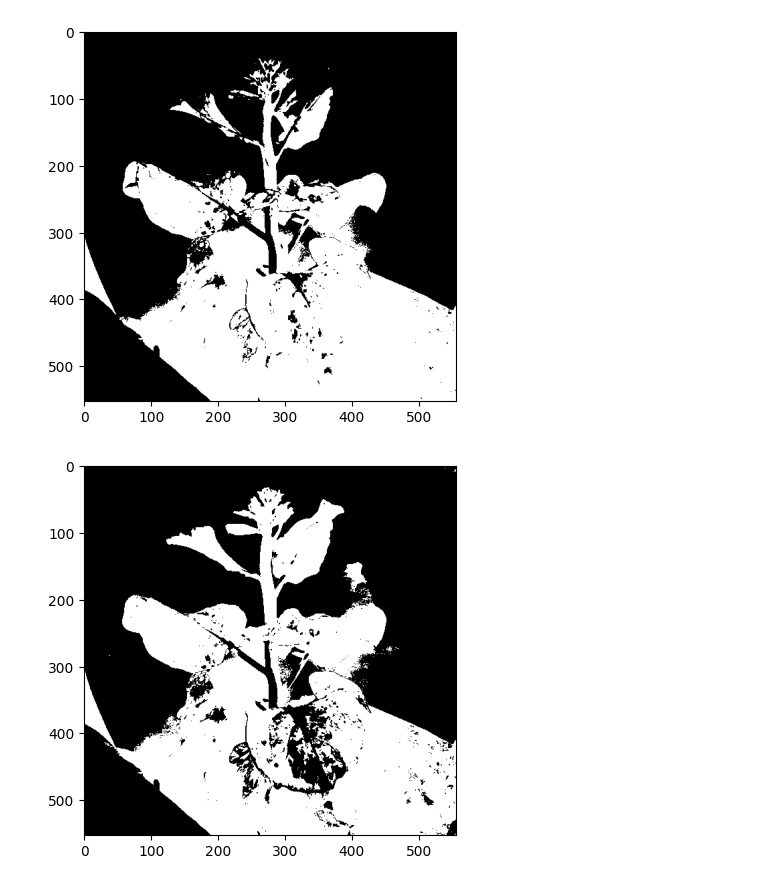
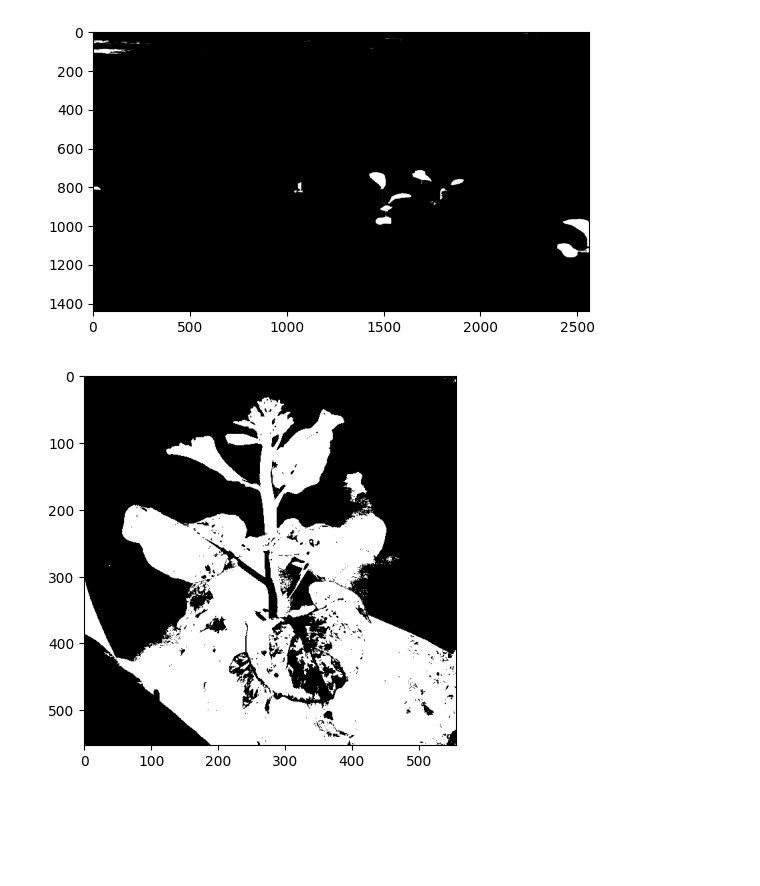
Before and after one commit to Pimmmvxg/Plant_analysis, a Jupyter notebook: notebooks/segmenting/side_view copy.ipynb, the cells around one changed output. Cells and saved outputs as stored; diff of their text form; code cells hidden in the pictures; blank space fills up the shorter version.

```diff
--- a/notebooks/segmenting/side_view copy.ipynb
+++ b/notebooks/segmenting/side_view copy.ipynb
@@ -8,7 +8,7 @@ from sklearn.cluster import KMeans
 from plantcv.learn import train_kmeans
 # %%
 # Set input variables
-args = WorkflowInputs(images=[r"C:\Cantonese\53.png"],
+args = WorkflowInputs(images=[r"R:\01-Organize\01-Management\01-Data Center\Brisk\06-AI & Machine Learning (D0340)\04-IOT_Smartfarm\picture_original_smartfarm\picture_sideview_26082025_140843.jpg"],
                       names="image",
                       result="plantcv_results.csv",
                       debug="plot")
@@ -29,3 +29,3 @@ colorspaces = pcv.visualize.colorspaces(rgb_img=img, original_img=False)
 # %%
-h = pcv.rgb2gray_hsv(rgb_img=img, channel='h')
+b = pcv.rgb2gray_lab(rgb_img=img, channel='a')
 # %% [output]
@@ -41,7 +45,7 @@ y = pcv.rgb2gray_cmyk(rgb_img=img, channel='m')
 # %%
-thresh = pcv.threshold.binary(gray_img=a, threshold=120, object_type='dark')
+thresh = pcv.threshold.binary(gray_img=b, threshold=118, object_type='dark')
 # %% [output]
-[figure, old version]
+[figure, new version]
 # %%
 threshold_mean = pcv.threshold.mean(gray_img=a, ksize=501, offset=3,
                                     object_type='dark')
```
Also changed, not shown: parts of 6 cells of this notebook, 52 other files.
